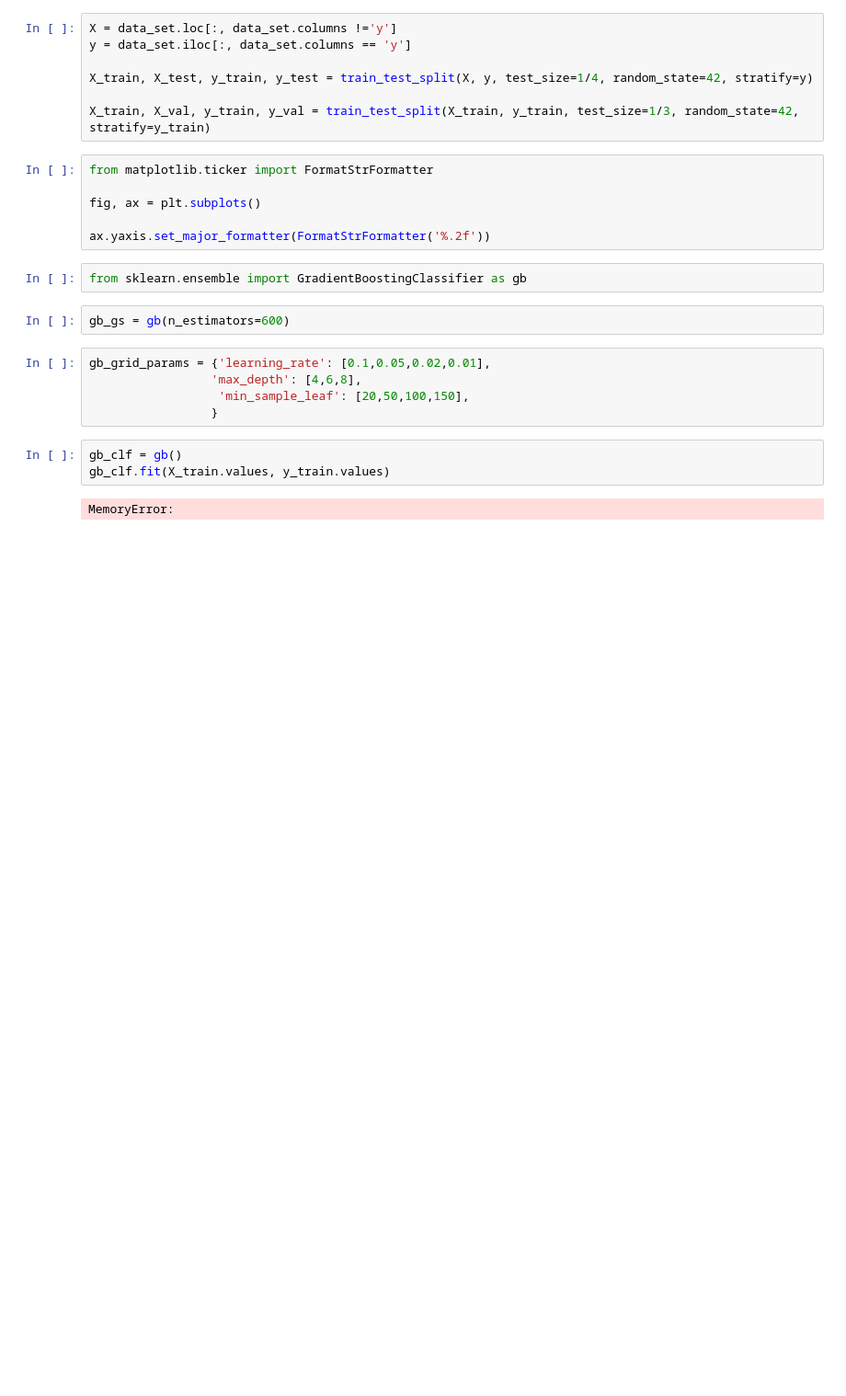
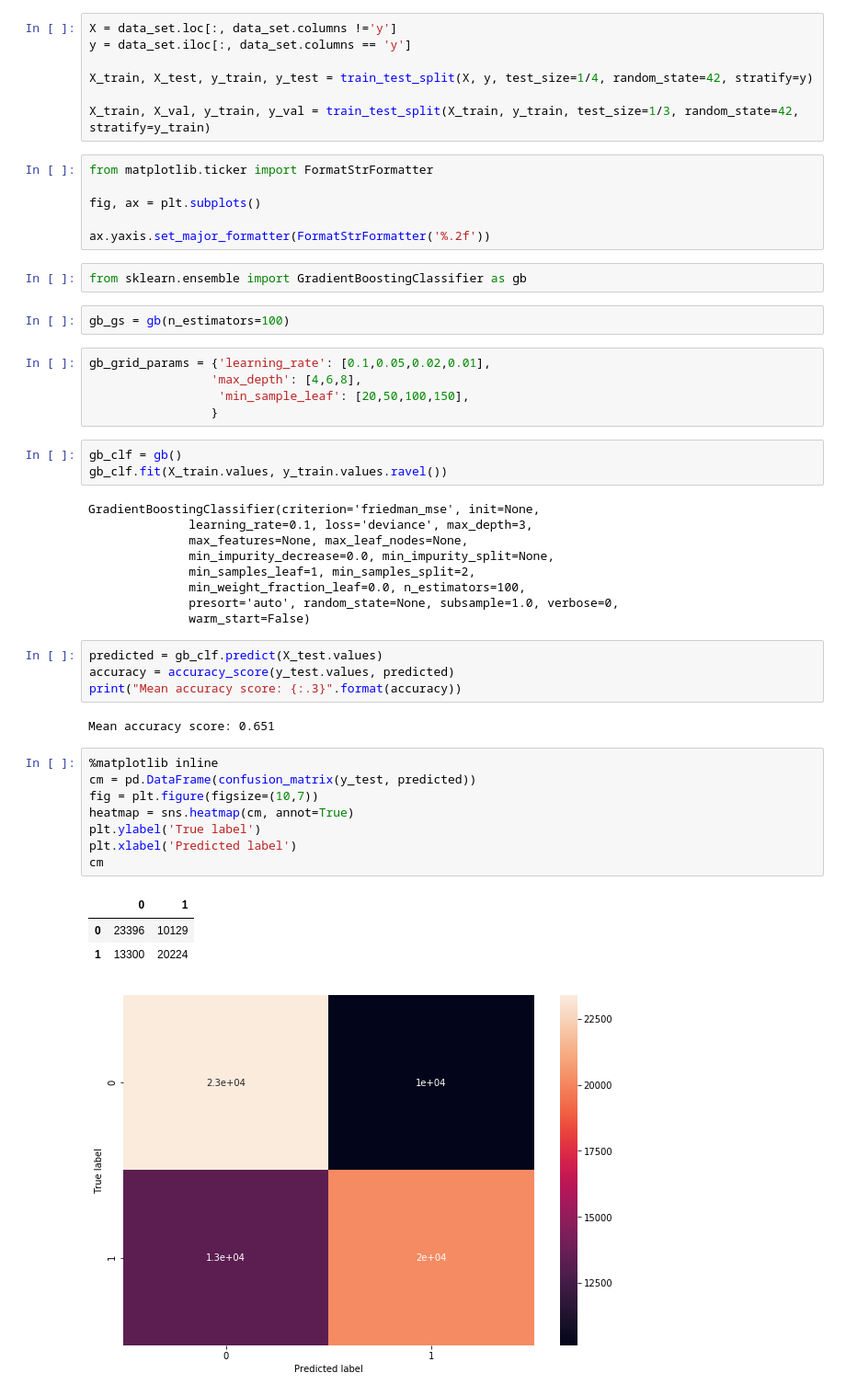
Before and after one commit to wba25/projeto-redes-neurais, a Jupyter notebook: GradientBoosting.ipynb, the cells around one changed output. Shown: that part at 92% size. Drawn from its saved outputs; the diff is of its cells as text; blank space fills up the shorter version.

Commit message:
gradientboosting dope

```diff
--- a/GradientBoosting.ipynb
+++ b/GradientBoosting.ipynb
@@ -41,7 +59,7 @@ ax.yaxis.set_major_formatter(FormatStrFormatter('%.2f'))
 # %%
 from sklearn.ensemble import GradientBoostingClassifier as gb
 # %%
-gb_gs = gb(n_estimators=600)
+gb_gs = gb(n_estimators=100)
 # %%
 gb_grid_params = {'learning_rate': [0.1,0.05,0.02,0.01],
                  'max_depth': [4,6,8],
@@ -49,6 +67,32 @@ gb_grid_params = {'learning_rate': [0.1,0.05,0.02,0.01],
                  }
 # %%
 gb_clf = gb()
-gb_clf.fit(X_train.values, y_train.values)
+gb_clf.fit(X_train.values, y_train.values.ravel())
 # %% [output]
-MemoryError:
+GradientBoostingClassifier(criterion='friedman_mse', init=None,
+              learning_rate=0.1, loss='deviance', max_depth=3,
+              max_features=None, max_leaf_nodes=None,
+              min_impurity_decrease=0.0, min_impurity_split=None,
+              min_samples_leaf=1, min_samples_split=2,
+              min_weight_fraction_leaf=0.0, n_estimators=100,
+              presort='auto', random_state=None, subsample=1.0, verbose=0,
+              warm_start=False)
+# %%
+predicted = gb_clf.predict(X_test.values)
+accuracy = accuracy_score(y_test.values, predicted)
+print("Mean accuracy score: {:.3}".format(accuracy))
+# %% [output]
+Mean accuracy score: 0.651
+# %%
+%matplotlib inline
+cm = pd.DataFrame(confusion_matrix(y_test, predicted))
+fig = plt.figure(figsize=(10,7))
+heatmap = sns.heatmap(cm, annot=True)
+plt.ylabel('True label')
+plt.xlabel('Predicted label')
+cm
+# %% [output]
+|  | 0 | 1 |
+| 0 | 23396 | 10129 |
+| 1 | 13300 | 20224 |
+[figure, added]
```
Also changed, not shown: parts of 9 cells of this notebook.
